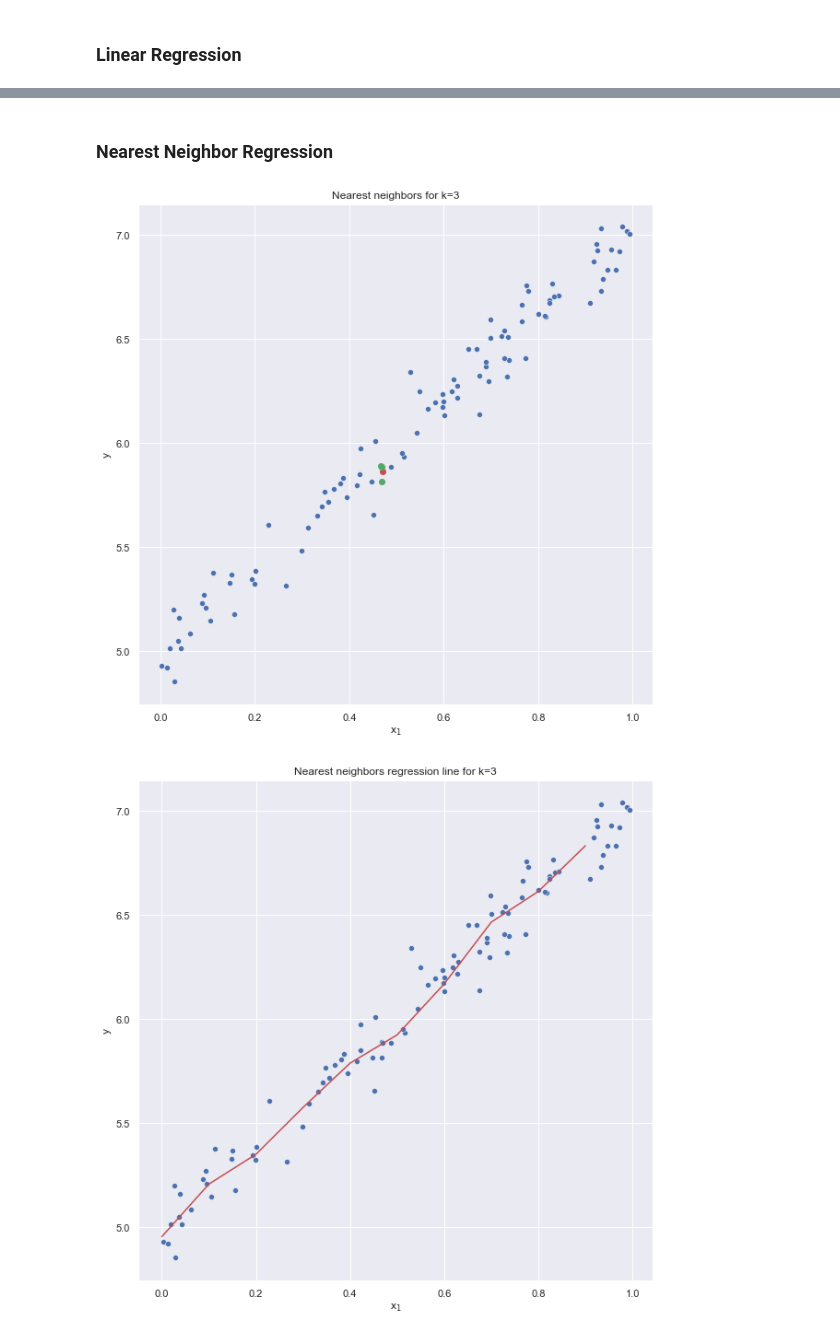
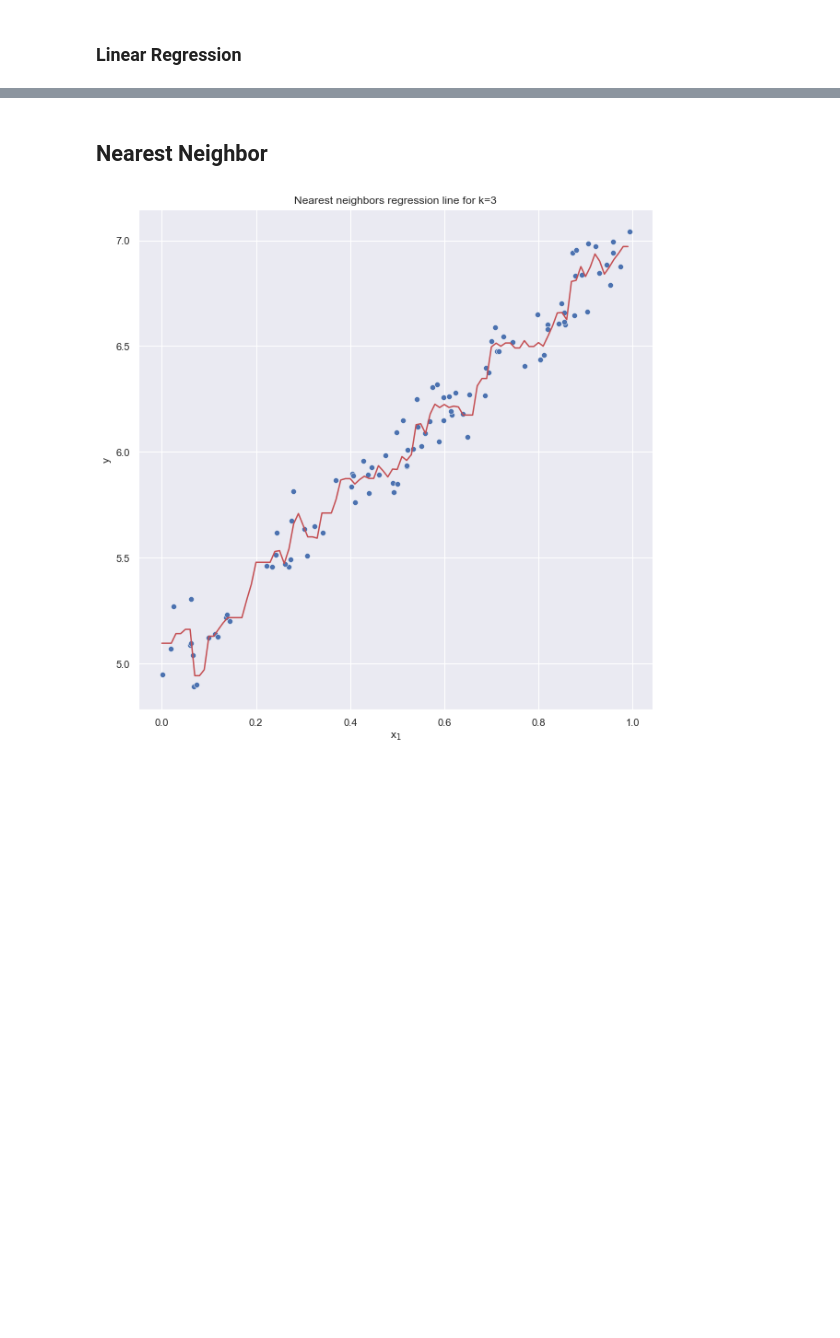
Before and after one commit to yarahal/machine-learning, a Jupyter notebook: notebook.ipynb, the cells around one changed output, grey strips where cells are left out. Saved outputs shown, nothing was run; the diff lists cells and outputs as text; code cells hidden in the pictures; blank space fills up the shorter version.

```diff
--- a/notebook.ipynb
+++ b/notebook.ipynb
@@ -31,14 +48,17 @@ class LinearRegression:
     def predict(self,X):
         m = X.shape[0]
         X = np.concatenate([np.ones((m,1)),X],axis=1)
-        return X @ self.theta
+        return (X @ self.theta).flatten()
 # %%
 m = 100
 n = 1
 X = np.random.rand(m,n)
 y = 2*X[:,0] + 5 + np.random.normal(0,0.1,m)
+X = (X-np.mean(X,axis=0))/np.std(X,axis=0)
+
 lr = LinearRegression()
 mse = []
+
 k = 0
 i = 1
 n_epochs = 151
@@ -48,7 +68,7 @@ for y_hat, theta in lr.fit(X,y,0.1,n_epochs):
     if k % 10 == 0:
         plt.subplot(n_epochs//10+1,1,i)
         sns.scatterplot(X[:,0],y)
-        plt.plot(X[:,0],y_hat)
+        plt.plot(X[:,0],y_hat,color='g')
         plt.title(f'Regression line at epoch {k}')
         plt.xlabel("x$_1$ (normalized)")
         plt.ylabel("y")
@@ -66,5 +95,5 @@ plt.ylabel("mean squared error");
 # %% [markdown]
-### Nearest Neighbor Regression
+## Nearest Neighbor
 # %%
 def euclidean_distance(p1,p2):
     return np.sum((p1-p2)**2)
@@ -77,39 +106,30 @@ class KNNRegression:
         self.points = list(zip(X,y))
 
     def predict(self,X):
-        sorted_points = sorted(self.points,key=lambda p1: euclidean_distance(p1[0],X))
-        k_closest_points = sorted_points[:self.k]
-        return np.mean(k_closest_points,axis=0)[1], k_closest_points
+        m = X.shape[0]
+        y_pred = []
+        for i in range(m):
+            sorted_points = sorted(self.points,key=lambda p1: euclidean_distance(p1[0],X[i,:]))
+            k_closest_points = sorted_points[:self.k]
+            y_pred.append(np.mean(k_closest_points,axis=0)[1])
+        return np.array(y_pred)
 # %%
 m = 100
 n = 1
 X = np.random.rand(m,n)
 y = 2*X[:,0] + 5 + np.random.normal(0,0.1,m)
 k = 3
 knn = KNNRegression(k=k)
 knn.fit(X,y)
-x = np.random.rand(1,n)
-y_pred, k_closest_points = knn.predict(x)
-plt.figure(figsize=(10,10))
-sns.scatterplot(X[:,0],y)
-plt.plot(x,y_pred,'o',color='r')
-for point in k_closest_points:
-    plt.plot(point[0],point[1],'o',color='g')
-plt.title(f'Nearest neighbors for k={k}')
-plt.xlabel("x$_1$")
-plt.ylabel("y");
 
-y_sweep = []
-x_sweep = np.arange(0,1,0.1)
-for x in x_sweep:
-    y_pred, k_closest_points = knn.predict(x)
-    y_sweep.append(y_pred)
+X_sweep = np.arange(0,1,0.01).reshape(-1,1)
+y_sweep = knn.predict(X_sweep)
+
 plt.figure(figsize=(10,10))
 sns.scatterplot(X[:,0],y)
 plt.plot(x_sweep,y_sweep,color='r')
 plt.title(f'Nearest neighbors regression line for k={k}')
 plt.xlabel("x$_1$")
 plt.ylabel("y");
 # %% [output]
-[figure, old version]
+[figure, new version]
-[figure, removed]
```
Also changed, not shown: parts of 25 cells of this notebook, 11 other files.
